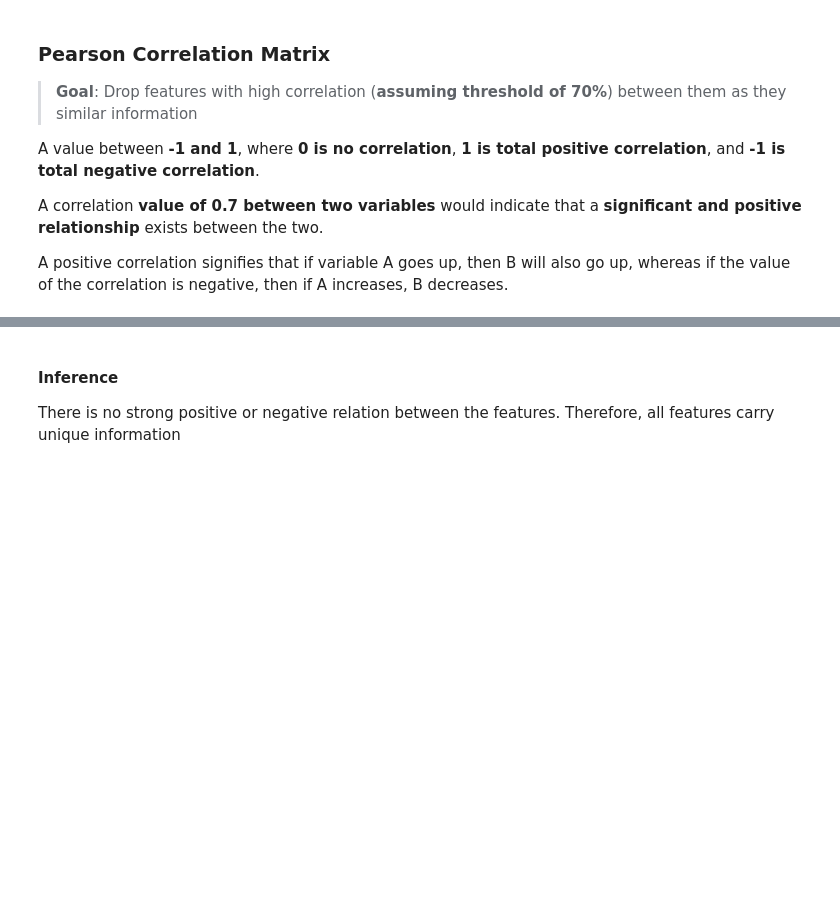
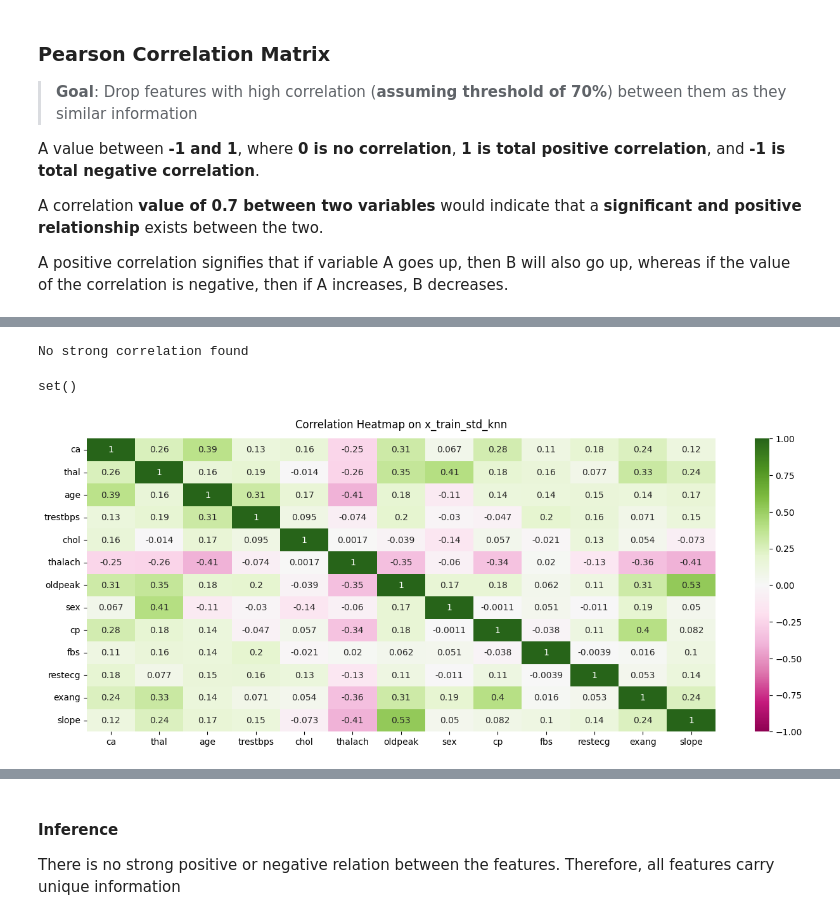
Before and after one commit to HussainAhmed202/MLProject, a Jupyter notebook: notebooks/heart_disease_prediction.ipynb, the cells around one changed output, grey strips where cells are left out. Cells and saved outputs as stored; diff of their text form; code cells hidden in the pictures; blank space fills up the shorter version.

```diff
--- a/notebooks/heart_disease_prediction.ipynb
+++ b/notebooks/heart_disease_prediction.ipynb
@@ -937,7 +947,11 @@ NameError: name 'x_train3_std_mode' is not defined
 # %%
 plt.figure(figsize=(16, 6))
-heatmap = sns.heatmap(x_train3_std_knn.corr(), vmin=-1, vmax=1, annot=True, cmap="PiYG")
-heatmap.set_title('Correlation Heatmap on x_train3_std_knn', fontdict={'fontsize':12}, pad=12);
-get_correlation(x_train3_std_knn,0.7)
+heatmap = sns.heatmap(x_train_std_knn.corr(), vmin=-1, vmax=1, annot=True, cmap="PiYG")
+heatmap.set_title('Correlation Heatmap on x_train_std_knn', fontdict={'fontsize':12}, pad=12);
+get_correlation(x_train_std_knn,0.7)
+# %% [output]
+No strong correlation found
+set()
+[figure, added]
 # %%
 plt.figure(figsize=(16, 6))
```
Also changed, not shown: parts of 10 cells of this notebook.
